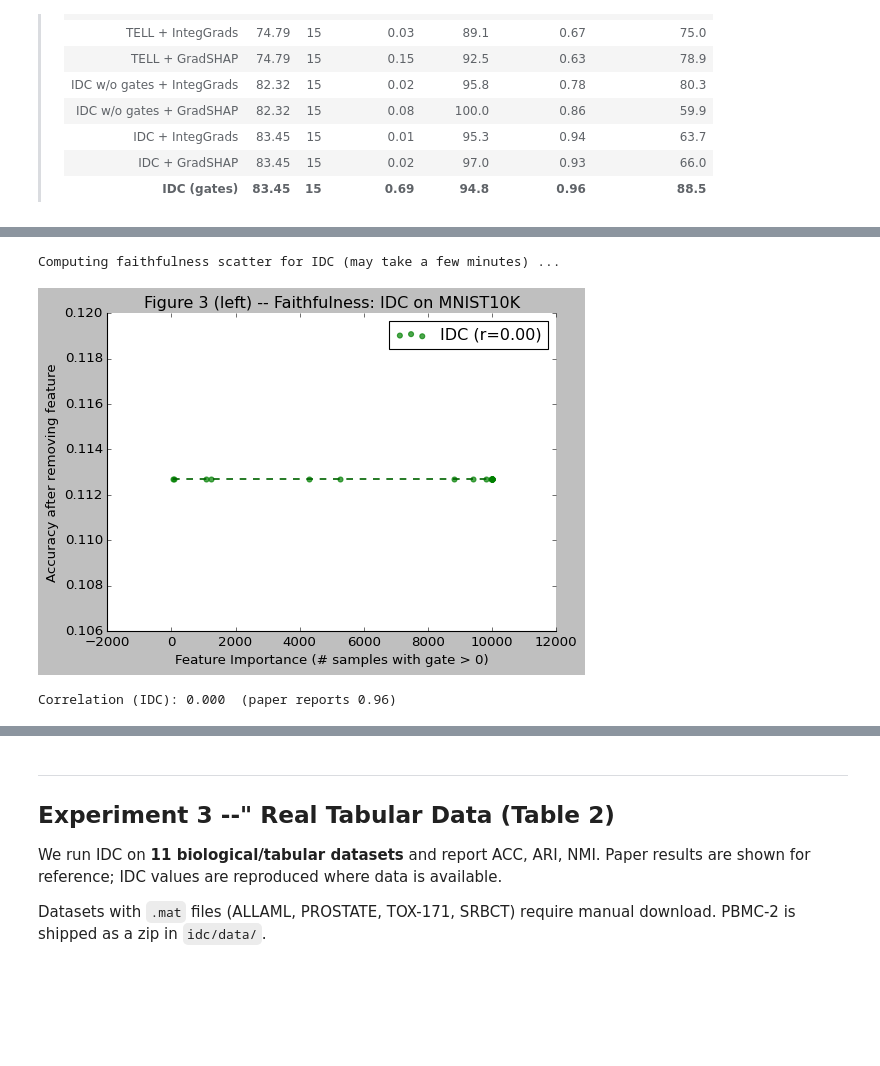
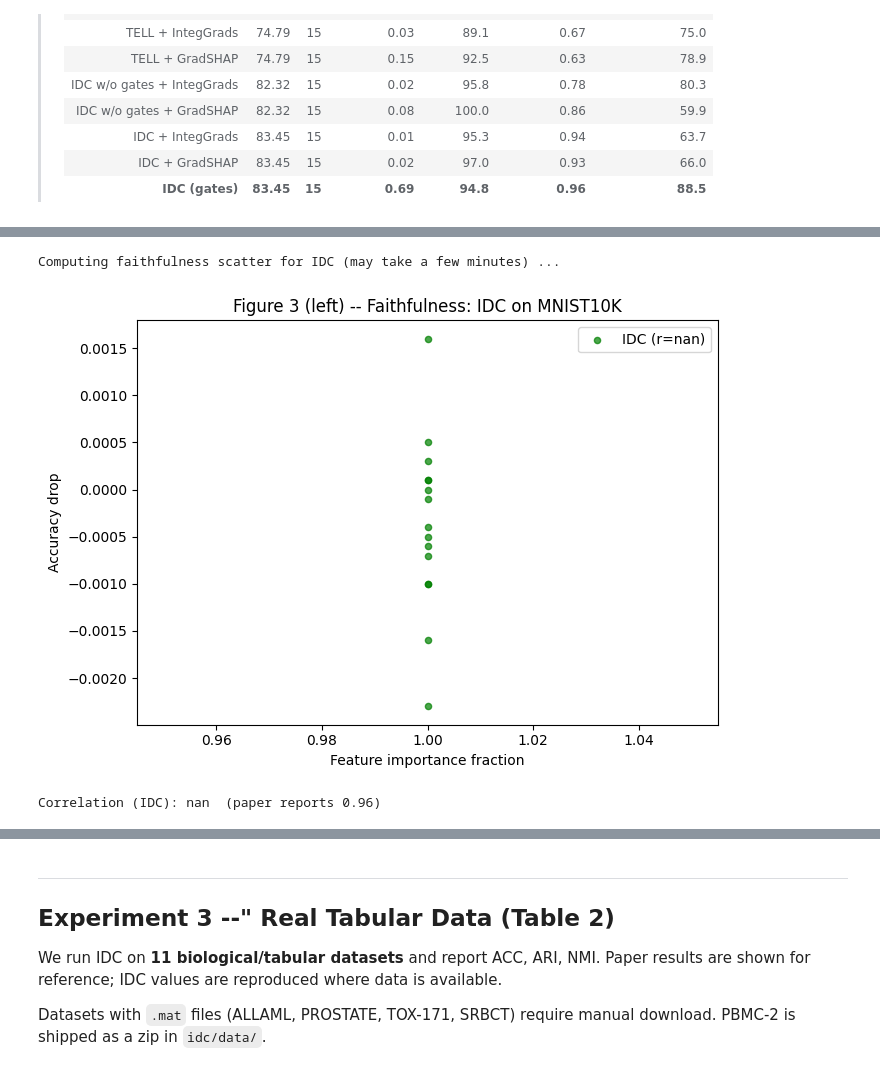
Before and after one commit to NadaB04/Interpretable_Deep_Clustering_analysis, a Jupyter notebook: IDC_Reconstruction.ipynb, the cells around one changed output, grey strips where cells are left out. Saved outputs shown, nothing was run; the diff lists cells and outputs as text; code cells hidden in the pictures; blank space fills up the shorter version.

```diff
--- a/IDC_Reconstruction.ipynb
+++ b/IDC_Reconstruction.ipynb
@@ -241,7 +241,7 @@ def get_model_loader(model, batch_size=512):
     return torch.cat(all_x), torch.cat(all_y)
 
 
-# Differentiable encoder→clustering_head for captum (no gating in gradient path)  [Exp 2, Part 3]
+# Differentiable encoderג†’clustering_head for captum (no gating in gradient path)  [Exp 2, Part 3]
 def make_clustering_fn(model):
     def fn(x):
         return model.clustering_head(model.encdec.encoder(x))
@@ -274,7 +274,7 @@ def compute_gradient_attrs(model, X, Y, method='ig', n_samples=2000):
 
 # ── Interpretability metric helpers ──────────────────────────────────────────
 
-# Inference closure: masked_x (np) → cluster predictions (np)  [Exp 2, Part 3]
+# Inference closure: masked_x (np) ג†’ cluster predictions (np)  [Exp 2, Part 3]
 def infer_from_model(model):
     def infer(x_masked):
         xt = torch.tensor(x_masked, dtype=torch.float32)
@@ -324,17 +324,20 @@ def compute_interp_metrics(model, dataset, topk=15):
 
 # Faithfulness scatter: accuracy vs feature importance as features are removed  [Exp 2, Part 3]
 def faithfulness_scatter(gates_np, X_np, inference_fn, Y_np, num_features=784):
+    n = len(X_np)
     importance_vec      = np.sum(gates_np > 0, axis=0)
     importance_ind      = np.where(importance_vec > 0)[0]
     importance_ind_sort = importance_ind[np.argsort(-importance_vec[importance_ind])]
-    mask    = np.ones(num_features)
-    acc_arr = []
+    baseline_acc = get_accuracy(inference_fn(X_np), Y_np, len(np.unique(Y_np)))
+    acc_drop_arr = []
     for i in importance_ind_sort:
+        mask = np.ones(num_features)   # reset each iteration: only this feature removed
         mask[i] = 0
         y_hat = inference_fn(X_np * mask)
-        acc_arr.append(get_accuracy(y_hat, Y_np, len(np.unique(Y_np))))
-    imp  = importance_vec[importance_ind_sort]
-    acc  = np.array(acc_arr)
+        acc_i = get_accuracy(y_hat, Y_np, len(np.unique(Y_np)))
+        acc_drop_arr.append(baseline_acc - acc_i)  # accuracy drop (positive = hurts)
+    imp = importance_vec[importance_ind_sort] / n   # normalise to fraction 0-1
+    acc = np.array(acc_drop_arr)
     if len(acc) < 2 or np.std(imp) == 0 or np.std(acc) == 0:
         return imp, acc, float('nan')
     return imp, acc, np.corrcoef(imp, acc)[0, 1]
@@ -842,27 +863,27 @@ KeyboardInterrupt:
 # %%
 # ── Experiment 2: Figure 3 (left) -- faithfulness scatter ────────────────────
 # faithfulness_scatter is defined in cell 3.
 
 if RUN_EXP2:
     print("Computing faithfulness scatter for IDC (may take a few minutes) ...")
     imp_idc, acc_idc, corr_idc = faithfulness_scatter(
         G_bin, X_full, infer_from_model(model_idc), Y_full
     )
 
     fig, ax = plt.subplots(figsize=(7, 5))
     ax.scatter(imp_idc, acc_idc, color='green', alpha=0.7, s=20, label=f'IDC (r={corr_idc:.2f})')
     z = np.polyfit(imp_idc, acc_idc, 1)
     xlin = np.linspace(imp_idc.min(), imp_idc.max(), 200)
     ax.plot(xlin, np.polyval(z, xlin), color='darkgreen', linewidth=1.5, linestyle='--')
-    ax.set_xlabel('Feature Importance (# samples with gate > 0)')
-    ax.set_ylabel('Accuracy after removing feature')
+    ax.set_xlabel('Feature importance fraction')
+    ax.set_ylabel('Accuracy drop')
     ax.set_title('Figure 3 (left) -- Faithfulness: IDC on MNIST10K')
     ax.legend()
     plt.tight_layout()
     plt.show()
     print(f"Correlation (IDC): {corr_idc:.3f}  (paper reports 0.96)")
 # %% [output]
 Computing faithfulness scatter for IDC (may take a few minutes) ...
-[figure, old version]
+[figure, new version]
-Correlation (IDC): 0.000  (paper reports 0.96)
+Correlation (IDC): nan  (paper reports 0.96)
 # %%
```
Also changed, not shown: parts of 32 cells of this notebook.
